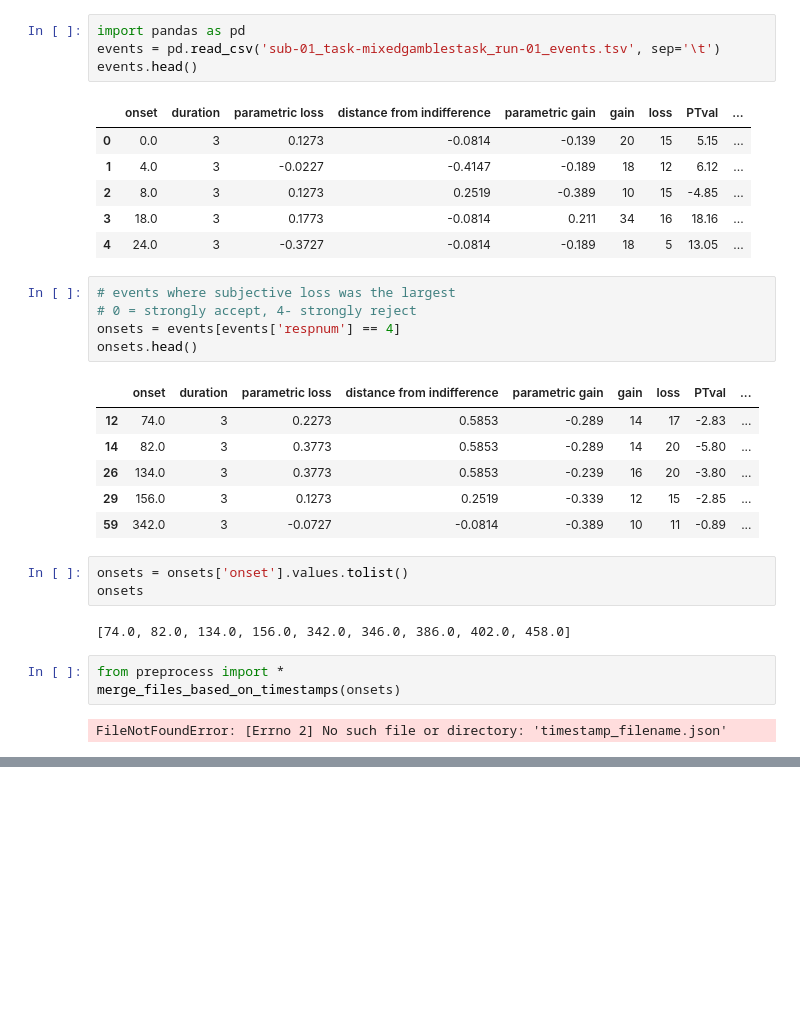
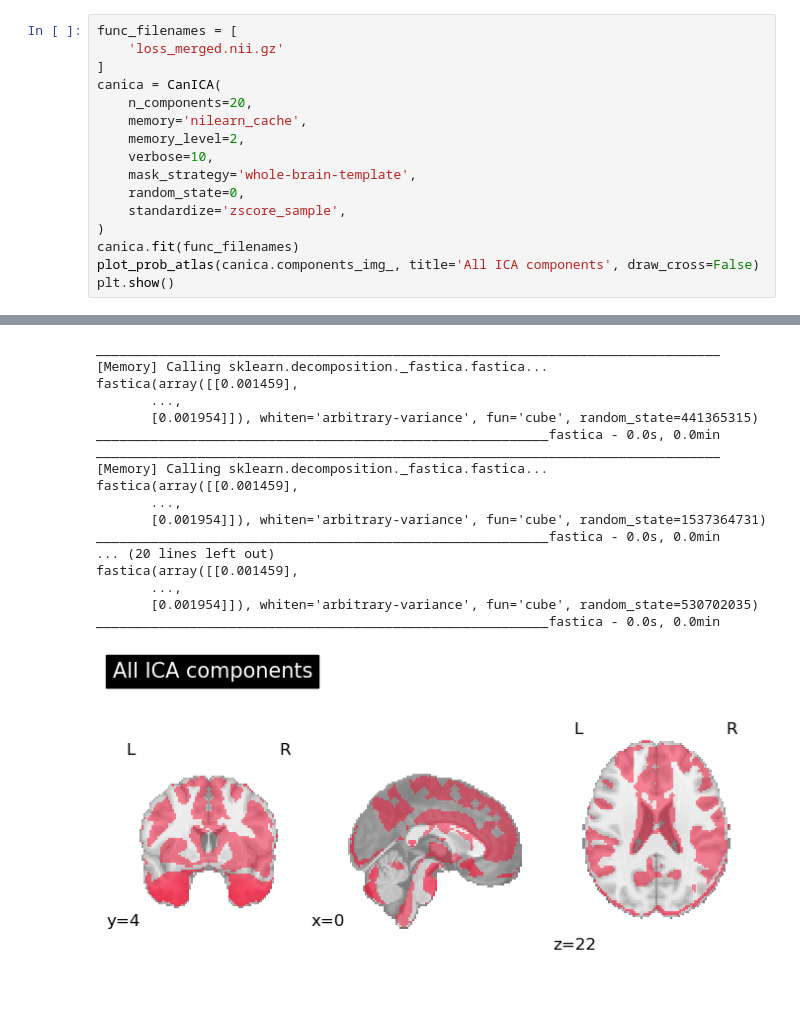
Before and after one commit to justyna3773/mlatnan_mixed_gambles_project, a Jupyter notebook: preprocessed_ica.ipynb, the cells around one changed output, grey strips where cells are left out. Cells and saved outputs as stored; diff of their text form; blank space fills up the shorter version.

```diff
--- a/preprocessed_ica.ipynb
+++ b/preprocessed_ica.ipynb
@@ -105,33 +206,17 @@ canica.components_img_.to_filename('ica_components.nii.gz')
-# %%
-import pandas as pd
-events = pd.read_csv('sub-01_task-mixedgamblestask_run-01_events.tsv', sep='\t')
-events.head()
-# %% [output]
-|  | onset | duration | parametric loss | distance from indifference | parametric gain | gain | loss | PTval | ... |
-| 0 | 0.0 | 3 | 0.1273 | -0.0814 | -0.139 | 20 | 15 | 5.15 | ... |
-| 1 | 4.0 | 3 | -0.0227 | -0.4147 | -0.189 | 18 | 12 | 6.12 | ... |
-| 2 | 8.0 | 3 | 0.1273 | 0.2519 | -0.389 | 10 | 15 | -4.85 | ... |
-| 3 | 18.0 | 3 | 0.1773 | -0.0814 | 0.211 | 34 | 16 | 18.16 | ... |
-| 4 | 24.0 | 3 | -0.3727 | -0.0814 | -0.189 | 18 | 5 | 13.05 | ... |
-# %%
-# events where subjective loss was the largest
-# 0 = strongly accept, 4- strongly reject
-onsets = events[events['respnum'] == 4]
-onsets.head()
-# %% [output]
-|  | onset | duration | parametric loss | distance from indifference | parametric gain | gain | loss | PTval | ... |
-| 12 | 74.0 | 3 | 0.2273 | 0.5853 | -0.289 | 14 | 17 | -2.83 | ... |
-| 14 | 82.0 | 3 | 0.3773 | 0.5853 | -0.289 | 14 | 20 | -5.80 | ... |
-| 26 | 134.0 | 3 | 0.3773 | 0.5853 | -0.239 | 16 | 20 | -3.80 | ... |
-| 29 | 156.0 | 3 | 0.1273 | 0.2519 | -0.339 | 12 | 15 | -2.85 | ... |
-| 59 | 342.0 | 3 | -0.0727 | -0.0814 | -0.389 | 10 | 11 | -0.89 | ... |
-# %%
-onsets = onsets['onset'].values.tolist()
-onsets
-# %% [output]
-[74.0, 82.0, 134.0, 156.0, 342.0, 346.0, 386.0, 402.0, 458.0]
-# %%
-from preprocess import *
-merge_files_based_on_timestamps(onsets)
-# %% [output]
-FileNotFoundError: [Errno 2] No such file or directory: 'timestamp_filename.json'
+# %%
+func_filenames = [
+    'loss_merged.nii.gz'
+]
+canica = CanICA(
+    n_components=20,
+    memory='nilearn_cache',
+    memory_level=2,
+    verbose=10,
+    mask_strategy='whole-brain-template',
+    random_state=0,
+    standardize='zscore_sample',
+)
+canica.fit(func_filenames)
+plot_prob_atlas(canica.components_img_, title='All ICA components', draw_cross=False)
+plt.show()
+# %% [output]
@@ -137,0 +243,18 @@ FileNotFoundError: [Errno 2] No such file or directory: 'timestamp_filename.json
+________________________________________________________________________________
+[Memory] Calling sklearn.decomposition._fastica.fastica...
+fastica(array([[0.001459],
+       ...,
+       [0.001954]]), whiten='arbitrary-variance', fun='cube', random_state=441365315)
+__________________________________________________________fastica - 0.0s, 0.0min
+________________________________________________________________________________
+[Memory] Calling sklearn.decomposition._fastica.fastica...
+fastica(array([[0.001459],
+       ...,
+       [0.001954]]), whiten='arbitrary-variance', fun='cube', random_state=1537364731)
+__________________________________________________________fastica - 0.0s, 0.0min
+... (20 lines left out)
+fastica(array([[0.001459],
+       ...,
+       [0.001954]]), whiten='arbitrary-variance', fun='cube', random_state=530702035)
+__________________________________________________________fastica - 0.0s, 0.0min
+[figure, added]
```
Also changed, not shown: parts of 22 cells of this notebook.
